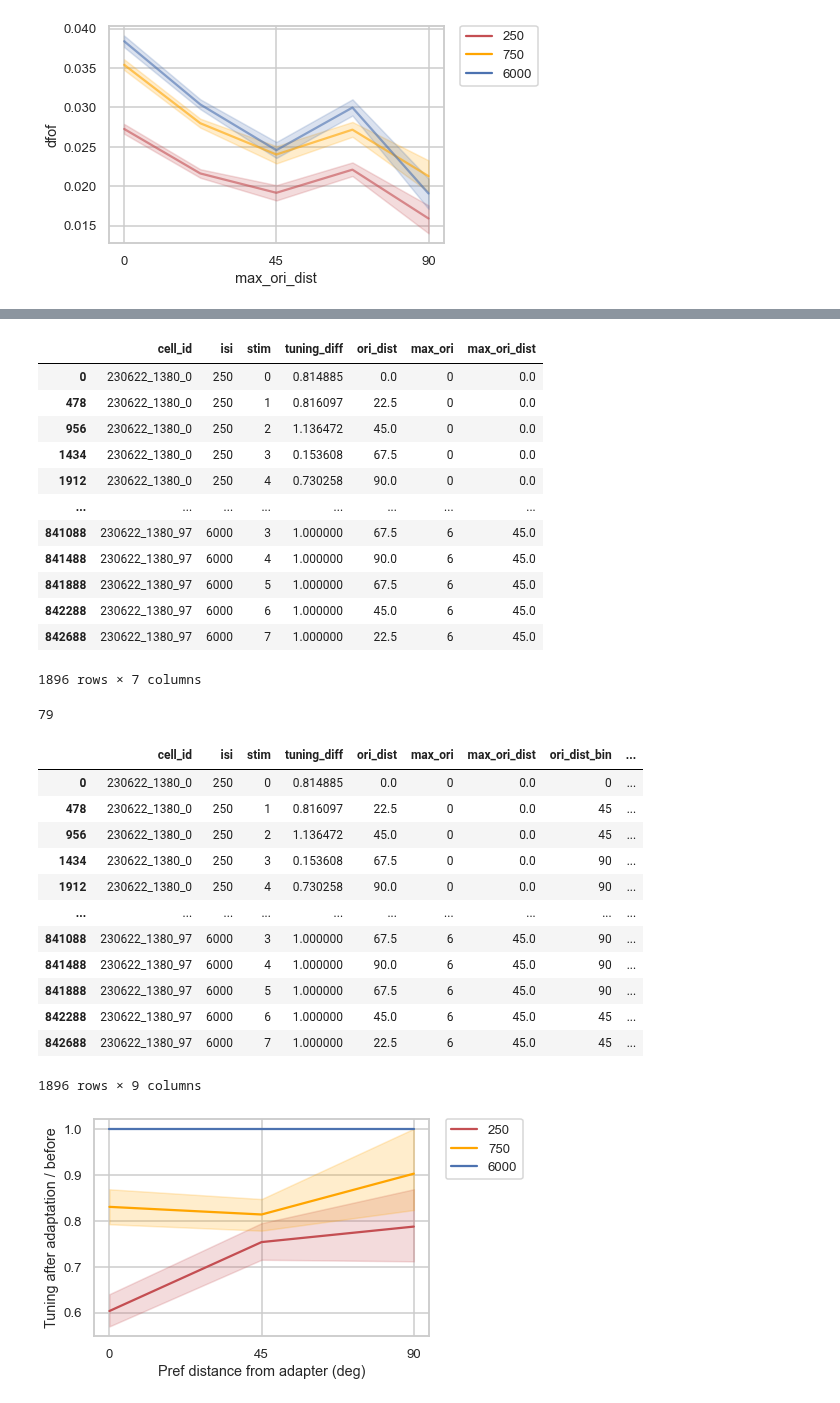
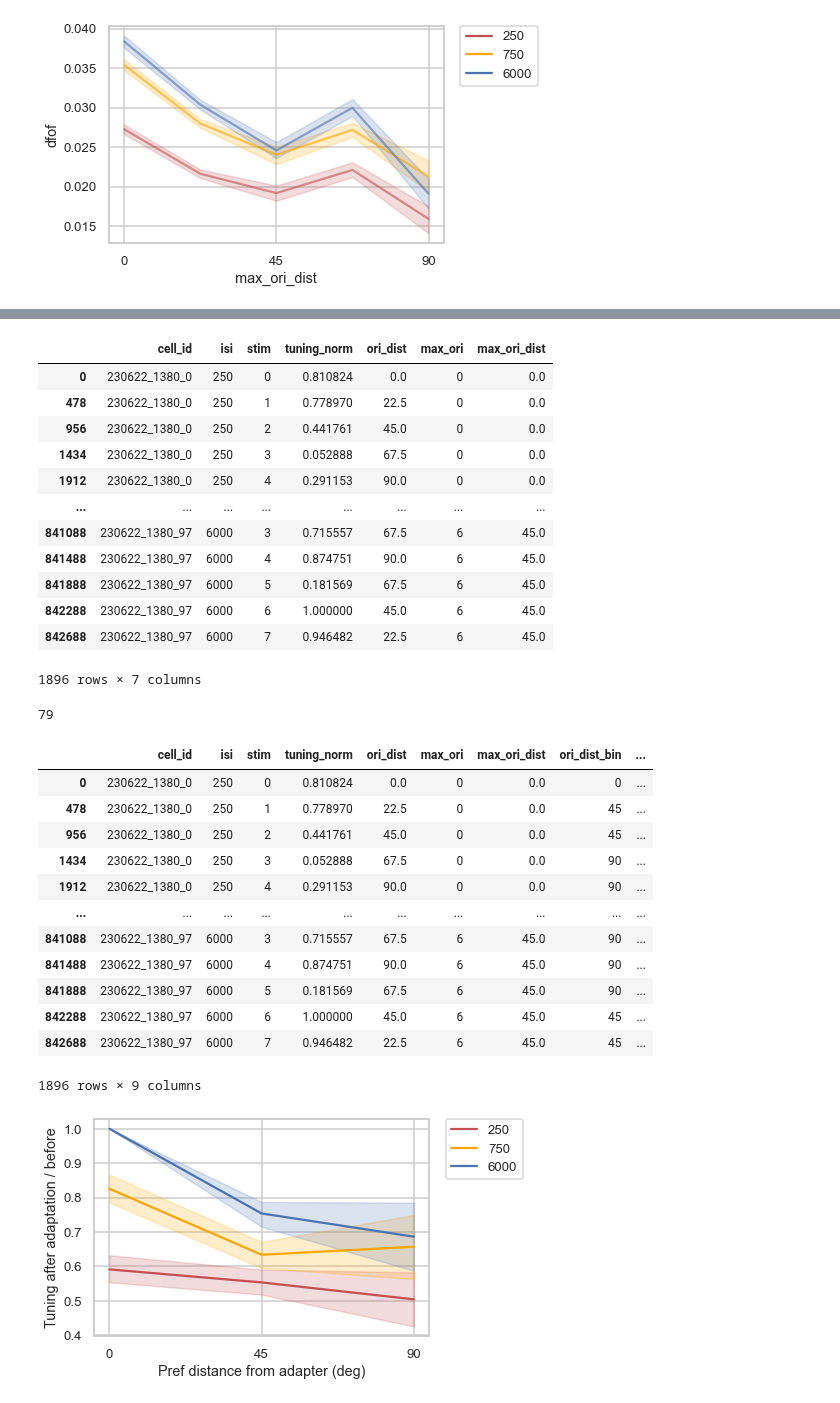
Before and after one commit to lanluo9/inter, a Jupyter notebook: scripts/ipynb/tuning_bias_multisess.ipynb, the cells around one changed output, grey strips where cells are left out. Saved outputs shown, nothing was run; the diff lists cells and outputs as text; code cells hidden in the pictures.

Commit message:
tuning_norm by dividing with noad peak resp to avoid dividing by <=0

```diff
--- a/scripts/ipynb/tuning_bias_multisess.ipynb
+++ b/scripts/ipynb/tuning_bias_multisess.ipynb
@@ -721,40 +717,40 @@ df_filter = df_lineplot[(df_lineplot.area == 'V1') # check V1 only
                        ]
 # df_filter
 
-df_tuning_diff = df_filter.groupby(['cell_id', 'isi']).tuning_diff.first().to_frame()
-df_tuning_diff = df_tuning_diff.tuning_diff.apply(pd.Series)
+df_tuning_norm = df_filter.groupby(['cell_id', 'isi']).tuning_norm.first().to_frame()
+df_tuning_norm = df_tuning_norm.tuning_norm.apply(pd.Series)
 
 # rename columns by adding 'stim' to each column
-df_tuning_diff = df_tuning_diff.rename(columns={i: 'stim' + str(i) for i in range(8)})
-df_tuning_diff = df_tuning_diff.reset_index()
-df_tuning_diff
+df_tuning_norm = df_tuning_norm.rename(columns={i: 'stim' + str(i) for i in range(8)})
+df_tuning_norm = df_tuning_norm.reset_index()
+df_tuning_norm
 
 # pivot table so stim is row
-df_tuning_diff = df_tuning_diff.melt(id_vars=['cell_id', 'isi'], var_name='stim', value_name='tuning_diff')
-df_tuning_diff
+df_tuning_norm = df_tuning_norm.melt(id_vars=['cell_id', 'isi'], var_name='stim', value_name='tuning_norm')
+df_tuning_norm
 
 # for stim col, take only the last char
-df_tuning_diff['stim'] = df_tuning_diff.stim.apply(lambda x: x[-1])
-df_tuning_diff.stim = df_tuning_diff.stim.astype(int)
-df_tuning_diff['ori_dist'] = df_tuning_diff.stim.apply(lambda x: 22.5*(8-x) if x > 4 else 22.5*x) # stim2 distance from 0 deg, hard coded for 8 ori. TODO: modify if needed. here, we dont align by max ori of cells (to group cells), instead we plot all cells
-df_tuning_diff
+df_tuning_norm['stim'] = df_tuning_norm.stim.apply(lambda x: x[-1])
+df_tuning_norm.stim = df_tuning_norm.stim.astype(int)
+df_tuning_norm['ori_dist'] = df_tuning_norm.stim.apply(lambda x: 22.5*(8-x) if x > 4 else 22.5*x) # stim2 distance from 0 deg, hard coded for 8 ori. TODO: modify if needed. here, we dont align by max ori of cells (to group cells), instead we plot all cells
+df_tuning_norm
 
 ## inherit max_ori from df_lineplot
-df_tuning_diff = df_tuning_diff.merge(df_filter[['cell_id', 'isi', 'max_ori', 'max_ori_dist']], on=['cell_id', 'isi'], how='inner')
-df_tuning_diff = df_tuning_diff.drop_duplicates() # TODO: why are there duplicates?
-df_tuning_diff
+df_tuning_norm = df_tuning_norm.merge(df_filter[['cell_id', 'isi', 'max_ori', 'max_ori_dist']], on=['cell_id', 'isi'], how='inner')
+df_tuning_norm = df_tuning_norm.drop_duplicates() # TODO: why are there duplicates?
+df_tuning_norm
 # %% [output]
-|  | cell_id | isi | stim | tuning_diff | ori_dist | max_ori | max_ori_dist |
-| 0 | 230622_1380_0 | 250 | 0 | 0.814885 | 0.0 | 0 | 0.0 |
-| 478 | 230622_1380_0 | 250 | 1 | 0.816097 | 22.5 | 0 | 0.0 |
-| 956 | 230622_1380_0 | 250 | 2 | 1.136472 | 45.0 | 0 | 0.0 |
-| 1434 | 230622_1380_0 | 250 | 3 | 0.153608 | 67.5 | 0 | 0.0 |
-| 1912 | 230622_1380_0 | 250 | 4 | 0.730258 | 90.0 | 0 | 0.0 |
+|  | cell_id | isi | stim | tuning_norm | ori_dist | max_ori | max_ori_dist |
+| 0 | 230622_1380_0 | 250 | 0 | 0.810824 | 0.0 | 0 | 0.0 |
+| 478 | 230622_1380_0 | 250 | 1 | 0.778970 | 22.5 | 0 | 0.0 |
+| 956 | 230622_1380_0 | 250 | 2 | 0.441761 | 45.0 | 0 | 0.0 |
+| 1434 | 230622_1380_0 | 250 | 3 | 0.052888 | 67.5 | 0 | 0.0 |
+| 1912 | 230622_1380_0 | 250 | 4 | 0.291153 | 90.0 | 0 | 0.0 |
 | ... | ... | ... | ... | ... | ... | ... | ... |
-| 841088 | 230622_1380_97 | 6000 | 3 | 1.000000 | 67.5 | 6 | 45.0 |
-| 841488 | 230622_1380_97 | 6000 | 4 | 1.000000 | 90.0 | 6 | 45.0 |
-| 841888 | 230622_1380_97 | 6000 | 5 | 1.000000 | 67.5 | 6 | 45.0 |
+| 841088 | 230622_1380_97 | 6000 | 3 | 0.715557 | 67.5 | 6 | 45.0 |
+| 841488 | 230622_1380_97 | 6000 | 4 | 0.874751 | 90.0 | 6 | 45.0 |
+| 841888 | 230622_1380_97 | 6000 | 5 | 0.181569 | 67.5 | 6 | 45.0 |
 | 842288 | 230622_1380_97 | 6000 | 6 | 1.000000 | 45.0 | 6 | 45.0 |
-| 842688 | 230622_1380_97 | 6000 | 7 | 1.000000 | 22.5 | 6 | 45.0 |
+| 842688 | 230622_1380_97 | 6000 | 7 | 0.946482 | 22.5 | 6 | 45.0 |
 1896 rows × 7 columns
 # %%
@@ -769,42 +765,42 @@ ori_dist_bin = {0:0,
                 67.5:90,
                 90:90,}
 
-df_tuning_diff['ori_dist_bin'] = df_tuning_diff.ori_dist.map(ori_dist_bin)
-df_tuning_diff['max_ori_dist_bin'] = df_tuning_diff.max_ori_dist.map(ori_dist_bin)
+df_tuning_norm['ori_dist_bin'] = df_tuning_norm.ori_dist.map(ori_dist_bin)
+df_tuning_norm['max_ori_dist_bin'] = df_tuning_norm.max_ori_dist.map(ori_dist_bin)
 
-df_tuning_diff
+df_tuning_norm
 # %% [output]
-|  | cell_id | isi | stim | tuning_diff | ori_dist | max_ori | max_ori_dist | ori_dist_bin | ... |
-| 0 | 230622_1380_0 | 250 | 0 | 0.814885 | 0.0 | 0 | 0.0 | 0 | ... |
-| 478 | 230622_1380_0 | 250 | 1 | 0.816097 | 22.5 | 0 | 0.0 | 45 | ... |
-| 956 | 230622_1380_0 | 250 | 2 | 1.136472 | 45.0 | 0 | 0.0 | 45 | ... |
-| 1434 | 230622_1380_0 | 250 | 3 | 0.153608 | 67.5 | 0 | 0.0 | 90 | ... |
-| 1912 | 230622_1380_0 | 250 | 4 | 0.730258 | 90.0 | 0 | 0.0 | 90 | ... |
+|  | cell_id | isi | stim | tuning_norm | ori_dist | max_ori | max_ori_dist | ori_dist_bin | ... |
+| 0 | 230622_1380_0 | 250 | 0 | 0.810824 | 0.0 | 0 | 0.0 | 0 | ... |
+| 478 | 230622_1380_0 | 250 | 1 | 0.778970 | 22.5 | 0 | 0.0 | 45 | ... |
+| 956 | 230622_1380_0 | 250 | 2 | 0.441761 | 45.0 | 0 | 0.0 | 45 | ... |
+| 1434 | 230622_1380_0 | 250 | 3 | 0.052888 | 67.5 | 0 | 0.0 | 90 | ... |
+| 1912 | 230622_1380_0 | 250 | 4 | 0.291153 | 90.0 | 0 | 0.0 | 90 | ... |
 | ... | ... | ... | ... | ... | ... | ... | ... | ... | ... |
-| 841088 | 230622_1380_97 | 6000 | 3 | 1.000000 | 67.5 | 6 | 45.0 | 90 | ... |
-| 841488 | 230622_1380_97 | 6000 | 4 | 1.000000 | 90.0 | 6 | 45.0 | 90 | ... |
-| 841888 | 230622_1380_97 | 6000 | 5 | 1.000000 | 67.5 | 6 | 45.0 | 90 | ... |
+| 841088 | 230622_1380_97 | 6000 | 3 | 0.715557 | 67.5 | 6 | 45.0 | 90 | ... |
+| 841488 | 230622_1380_97 | 6000 | 4 | 0.874751 | 90.0 | 6 | 45.0 | 90 | ... |
+| 841888 | 230622_1380_97 | 6000 | 5 | 0.181569 | 67.5 | 6 | 45.0 | 90 | ... |
 | 842288 | 230622_1380_97 | 6000 | 6 | 1.000000 | 45.0 | 6 | 45.0 | 45 | ... |
-| 842688 | 230622_1380_97 | 6000 | 7 | 1.000000 | 22.5 | 6 | 45.0 | 45 | ... |
+| 842688 | 230622_1380_97 | 6000 | 7 | 0.946482 | 22.5 | 6 | 45.0 | 45 | ... |
 1896 rows × 9 columns
 # %%
-tmp = df_tuning_diff[df_tuning_diff.max_ori_dist == df_tuning_diff.ori_dist] # only take rows with max ori = stim2 ori
+tmp = df_tuning_norm[df_tuning_norm.max_ori_dist == df_tuning_norm.ori_dist] # only take rows with max ori = stim2 ori
 tmp
 
-sns.lineplot(data=tmp, x='max_ori_dist_bin', y='tuning_diff', hue='isi', ci=68, #alpha=0.9,
+sns.lineplot(data=tmp, x='max_ori_dist_bin', y='tuning_norm', hue='isi', ci=68, #alpha=0.9,
             # estimator=np.median,
             palette=['r', 'orange', 'b'],
             )
 
 # set xticks 0, 45, 90
 plt.xticks([0, 45, 90], [0, 45, 90])
 
 plt.xlabel('Pref distance from adapter (deg)')
 plt.ylabel('Tuning after adaptation / before')
 plt.legend(bbox_to_anchor=(1.05, 1), loc=2, borderaxespad=0.);
 
 # dir_fig = r'C:\Users\ll357\Documents\inter\results\tuning curve bias san check/'.replace('\\', '/')
 # plt.savefig(dir_fig + 'Fig2E Jin2019.pdf', bbox_inches='tight')
 # %% [output]
-[figure, old version]
+[figure, new version]
 # %%
```
Also changed, not shown: parts of 8 cells of this notebook.
